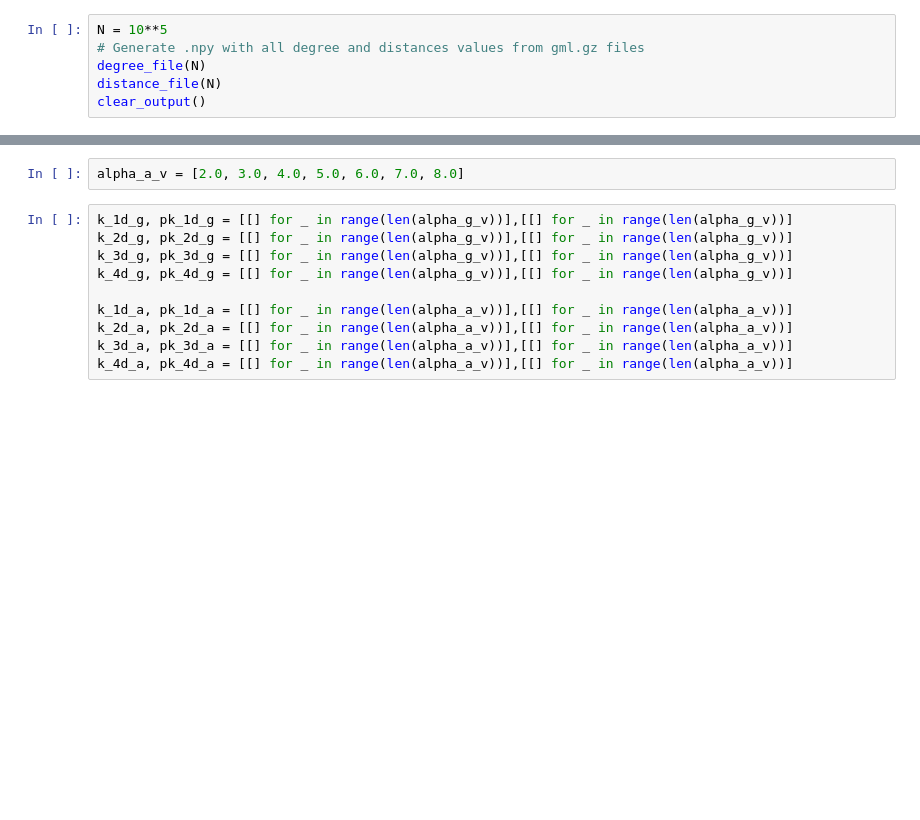
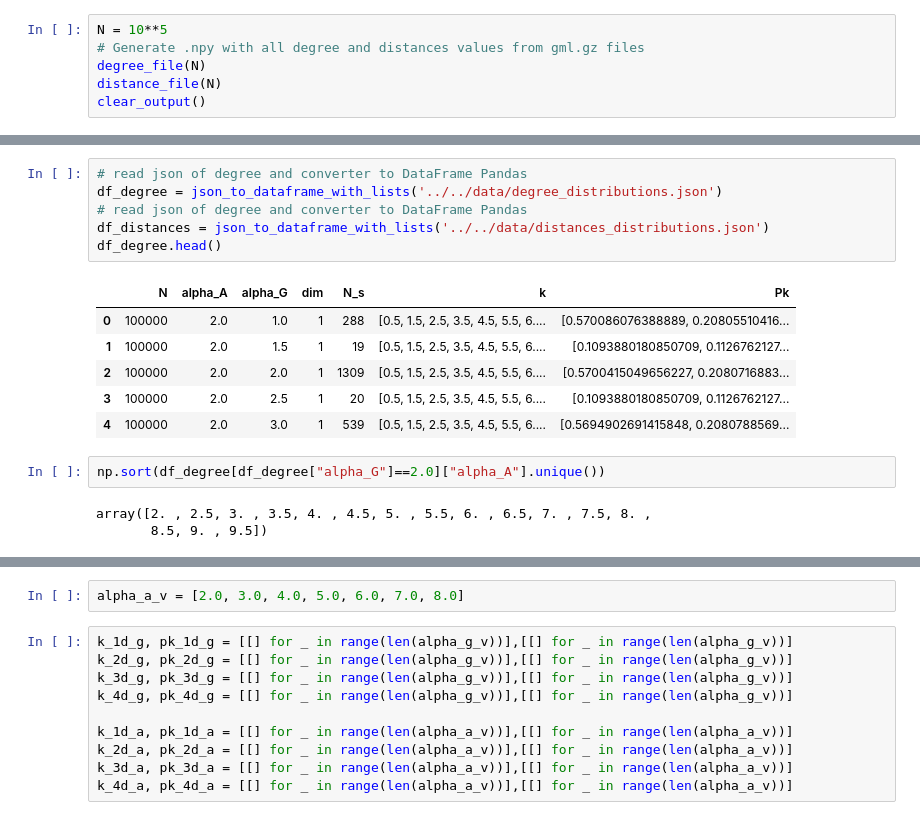
Before and after one commit to JuniorAlencar/SpatialPreferential, a Jupyter notebook: scripts/jupyter/distributions.ipynb, the cells around one changed output, grey strips where cells are left out. Cells and saved outputs as stored; diff of their text form; blank space fills up the shorter version.

Commit message:
distributions

```diff
--- a/scripts/jupyter/distributions.ipynb
+++ b/scripts/jupyter/distributions.ipynb
@@ -519,0 +82,18 @@ plt.show()
+# %%
+# read json of degree and converter to DataFrame Pandas
+df_degree = json_to_dataframe_with_lists('../../data/degree_distributions.json')
+# read json of degree and converter to DataFrame Pandas
+df_distances = json_to_dataframe_with_lists('../../data/distances_distributions.json')
+df_degree.head()
+# %% [output]
+|  | N | alpha_A | alpha_G | dim | N_s | k | Pk |
+| 0 | 100000 | 2.0 | 1.0 | 1 | 288 | [0.5, 1.5, 2.5, 3.5, 4.5, 5.5, 6.... | [0.570086076388889, 0.20805510416... |
+| 1 | 100000 | 2.0 | 1.5 | 1 | 19 | [0.5, 1.5, 2.5, 3.5, 4.5, 5.5, 6.... | [0.1093880180850709, 0.1126762127... |
+| 2 | 100000 | 2.0 | 2.0 | 1 | 1309 | [0.5, 1.5, 2.5, 3.5, 4.5, 5.5, 6.... | [0.5700415049656227, 0.2080716883... |
+| 3 | 100000 | 2.0 | 2.5 | 1 | 20 | [0.5, 1.5, 2.5, 3.5, 4.5, 5.5, 6.... | [0.1093880180850709, 0.1126762127... |
+| 4 | 100000 | 2.0 | 3.0 | 1 | 539 | [0.5, 1.5, 2.5, 3.5, 4.5, 5.5, 6.... | [0.5694902691415848, 0.2080788569... |
+# %%
+np.sort(df_degree[df_degree["alpha_G"]==2.0]["alpha_A"].unique())
+# %% [output]
+array([2. , 2.5, 3. , 3.5, 4. , 4.5, 5. , 5.5, 6. , 6.5, 7. , 7.5, 8. ,
+       8.5, 9. , 9.5])
```
Also changed, not shown: parts of 14 cells of this notebook, 7 other files.
